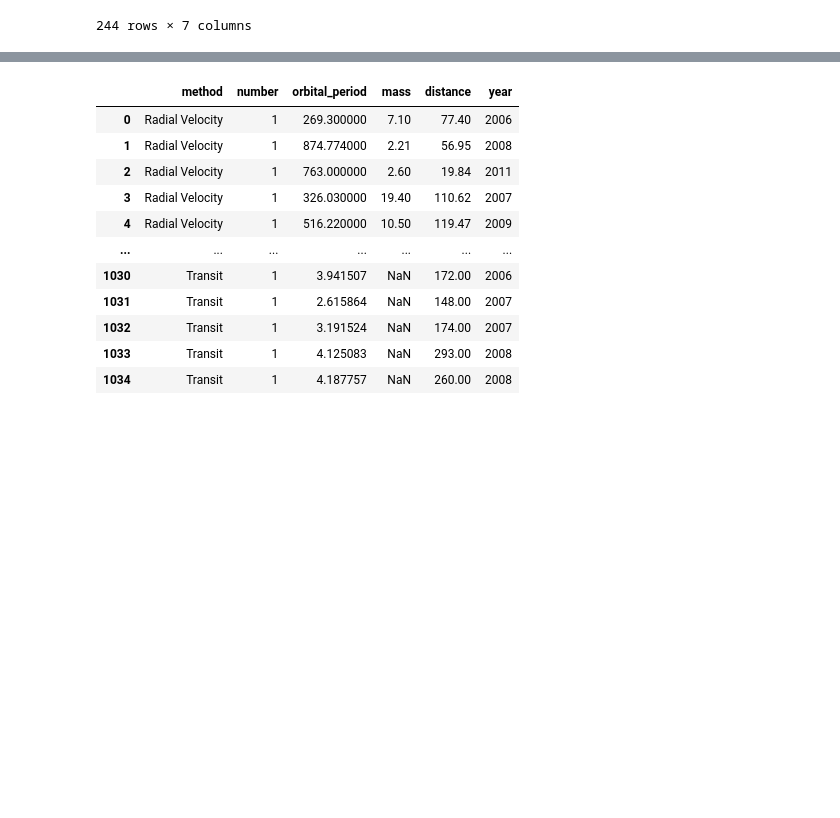
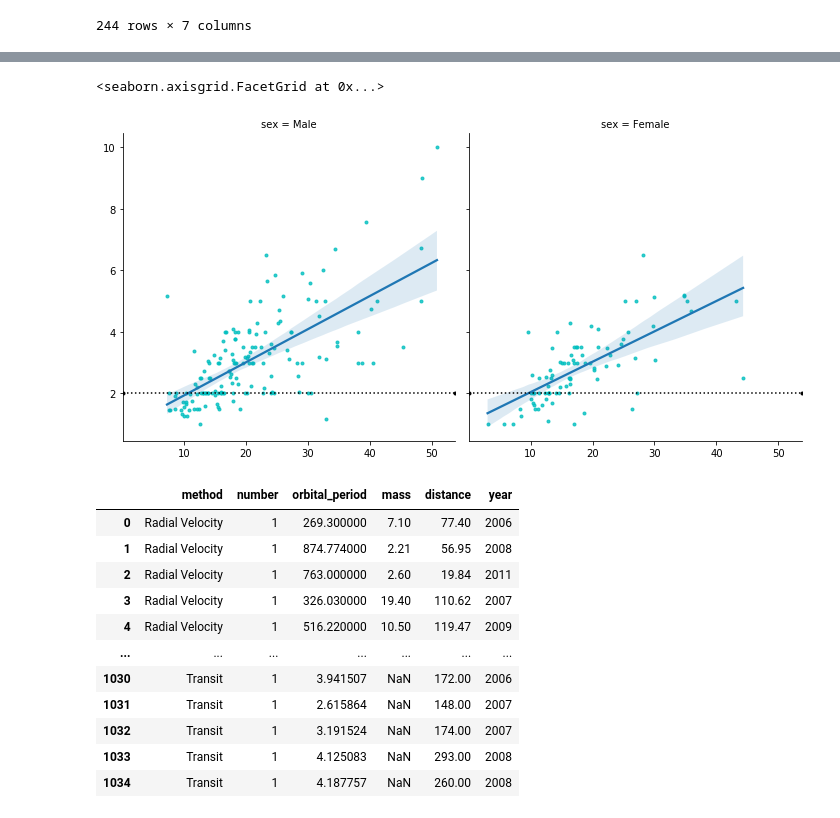
Before and after one commit to gn0262487838/python_exercise, a Jupyter notebook: plt_note.ipynb, the cells around one changed output, grey strips where cells are left out. Cells and saved outputs as stored; diff of their text form; code cells hidden in the pictures; blank space fills up the shorter version.

```diff
--- a/plt_note.ipynb
+++ b/plt_note.ipynb
@@ -336,3 +336,9 @@ sns.jointplot("total_bill", "tip", data=tips, kind="reg")
+# %%
+ax = sns.lmplot("total_bill", "tip", col="sex",data=tips, markers=".", scatter_kws={"color":"c"})
+ax.map(plt.axhline, y=2, color="k", linestyle=":")
+# %% [output]
+<seaborn.axisgrid.FacetGrid at 0x...>
+[figure, added]
 # %%
 planets = sns.load_dataset("planets")
 planets
```
Also changed, not shown: parts of 15 cells of this notebook.
